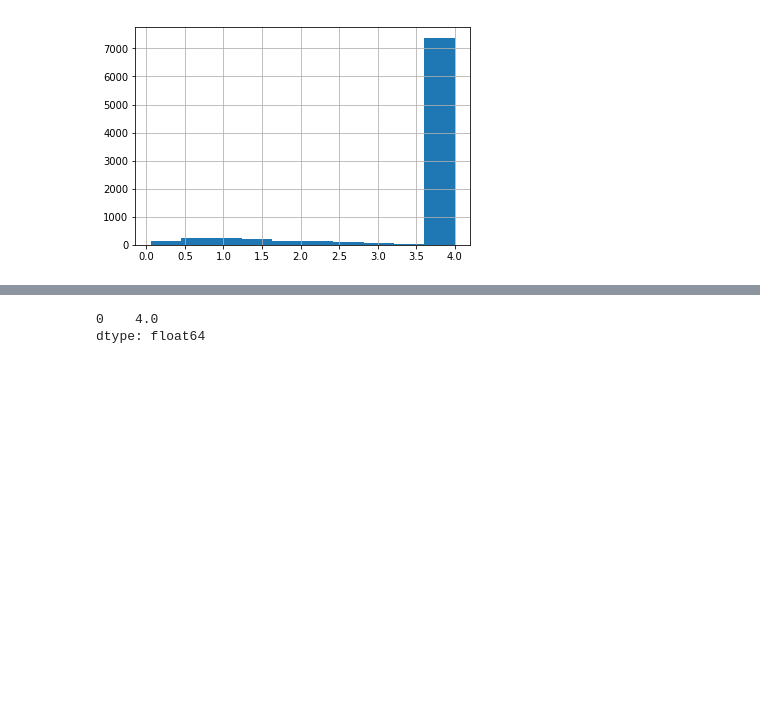
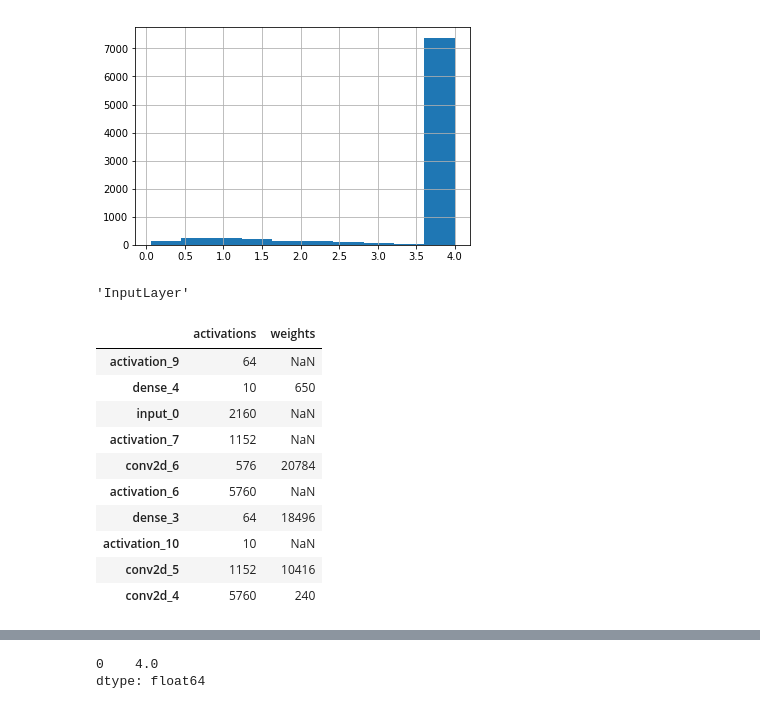
Before and after one commit to jonnor/ESC-CNN-microcontroller, a Jupyter notebook: Experiments.ipynb, the cells around one changed output, grey strips where cells are left out. Saved outputs shown, nothing was run; the diff lists cells and outputs as text; code cells hidden in the pictures; blank space fills up the shorter version.

```diff
--- a/Experiments.ipynb
+++ b/Experiments.ipynb
@@ -181,0 +184,4 @@ df.sort_values('voted_val_acc', ascending=False)
+# %%
+model.layers[0].__class__.__name__
+# %% [output]
+'InputLayer'
@@ -181,0 +203,57 @@ df.sort_values('voted_val_acc', ascending=False)
+# %%
+model_path = 'sbcnn16k30.hdf5'
+model = keras.models.load_model(model_path)
+out_path = 'out/'
+stats = stm32convert.generatecode(model_path, out_path,
+                                  name='network', model_type='keras', compression=None)
+foo = layer_info(model)
+# %%
+def layer_sizes(stm_stats):
+
+    activation_types = set(['_output_array', '_output_in_array', '_output_out_array'])
+    weight_types = set(['_weights_array', '_bias_array'])
+    array_types = activation_types.union(weight_types)
+
+    def lazy_add(d, key, value):
+        if d.get(key, None) is None:
+            d[key] = 0
+        d[key] += value
+
+    activations = {}
+    weights = {}
+
+    for name, size in stm_stats['arrays'].items():
+
+        known = False
+        for suffix in array_types:
+            if name.endswith(suffix):
+                layer_name = name.rstrip(suffix)
+                out = activations if suffix in activation_types else weights
+                lazy_add(out, layer_name, size)
+                known = True
+
+        assert known, 'Unknown array {}'.format(name)
+
+    layers = set(activations.keys()).union(set(weights.keys()))
+
+    df = pandas.DataFrame({
+        'activations': [ activations.get(n, math.nan) for n in layers  ],
+        'weights': [ weights.get(n, math.nan) for n in layers ],
+    }, dtype='int', index=list(layers))
+
+    return df
+
+sst = layer_sizes(stats)
+sst
+# %% [output]
+|  | activations | weights |
+| activation_9 | 64 | NaN |
+| dense_4 | 10 | 650 |
+| input_0 | 2160 | NaN |
+| activation_7 | 1152 | NaN |
+| conv2d_6 | 576 | 20784 |
+| activation_6 | 5760 | NaN |
+| dense_3 | 64 | 18496 |
+| activation_10 | 10 | NaN |
+| conv2d_5 | 1152 | 10416 |
+| conv2d_4 | 5760 | 240 |
```
Also changed, not shown: parts of 12 cells of this notebook, 8 other files.
